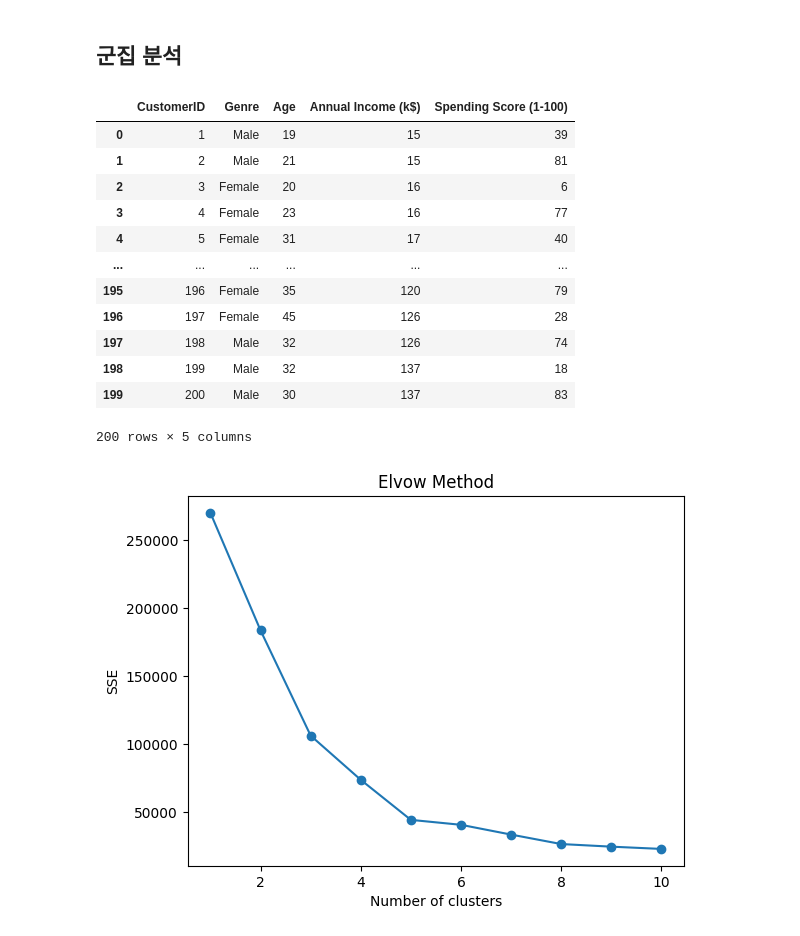
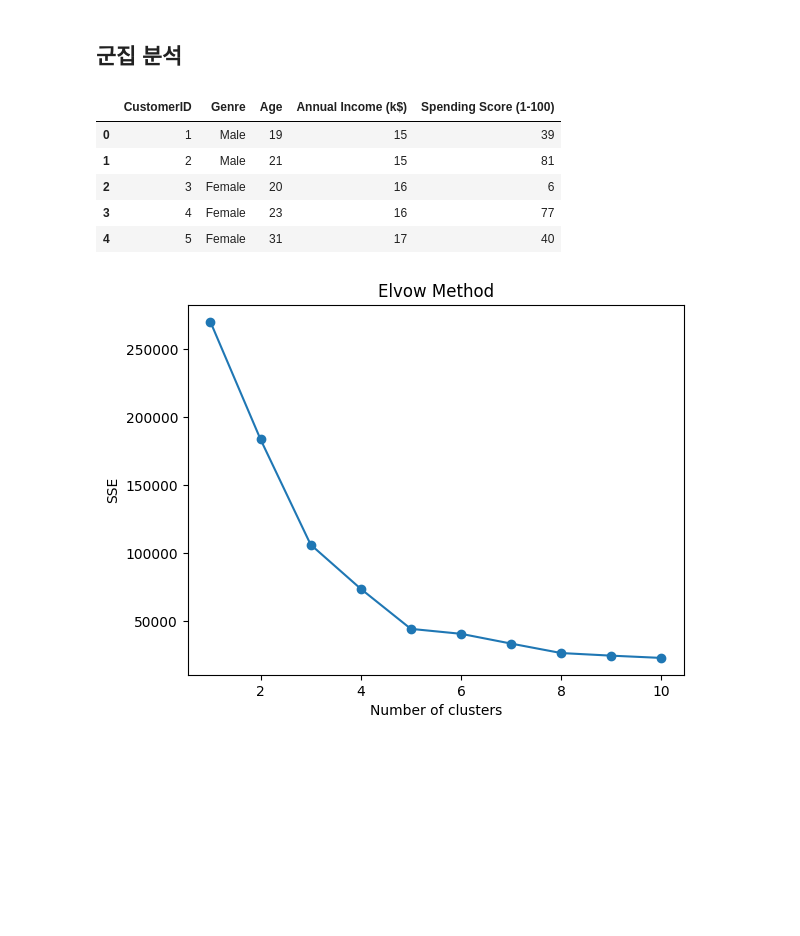
Before and after one commit to woongCat/Momentum_Study, a Jupyter notebook: 6주차_비지도/[여름방학 6w] 비지도학습_실습.ipynb, the cells around one changed output. Drawn from its saved outputs; the diff is of its cells as text; code cells hidden in the pictures; blank space fills up the shorter version.

```diff
--- a/6주차_비지도/[여름방학 6w] 비지도학습_실습.ipynb
+++ b/6주차_비지도/[여름방학 6w] 비지도학습_실습.ipynb
@@ -8,23 +8,16 @@ import seaborn as sns
 import warnings # 경고메시지 숨기기
 warnings.filterwarnings('ignore')
 # %%
-mall = pd.read_csv("/content/drive/MyDrive/모멘텀 1기 연구팀/6주차 비지도학습/Mall_Customers.csv")
+mall = pd.read_csv("Mall_Customers.csv")
 X = mall[['Annual Income (k$)', 'Spending Score (1-100)']] # Input데이터(*모델에 넣어줄 변수들 묶음)로 고객의 수입과 소비 점수만 사용해서 군집화 하기 위
-mall
+mall.head()
 # %% [output]
 |  | CustomerID | Genre | Age | Annual Income (k$) | Spending Score (1-100) |
 | 0 | 1 | Male | 19 | 15 | 39 |
 | 1 | 2 | Male | 21 | 15 | 81 |
 | 2 | 3 | Female | 20 | 16 | 6 |
 | 3 | 4 | Female | 23 | 16 | 77 |
 | 4 | 5 | Female | 31 | 17 | 40 |
-| ... | ... | ... | ... | ... | ... |
-| 195 | 196 | Female | 35 | 120 | 79 |
-| 196 | 197 | Female | 45 | 126 | 28 |
-| 197 | 198 | Male | 32 | 126 | 74 |
-| 198 | 199 | Male | 32 | 137 | 18 |
-| 199 | 200 | Male | 30 | 137 | 83 |
-200 rows × 5 columns
 # %%
 # Elbow Method
 from sklearn.cluster import KMeans
```
Also changed, not shown: parts of 1 cell of this notebook, 1 other file.
